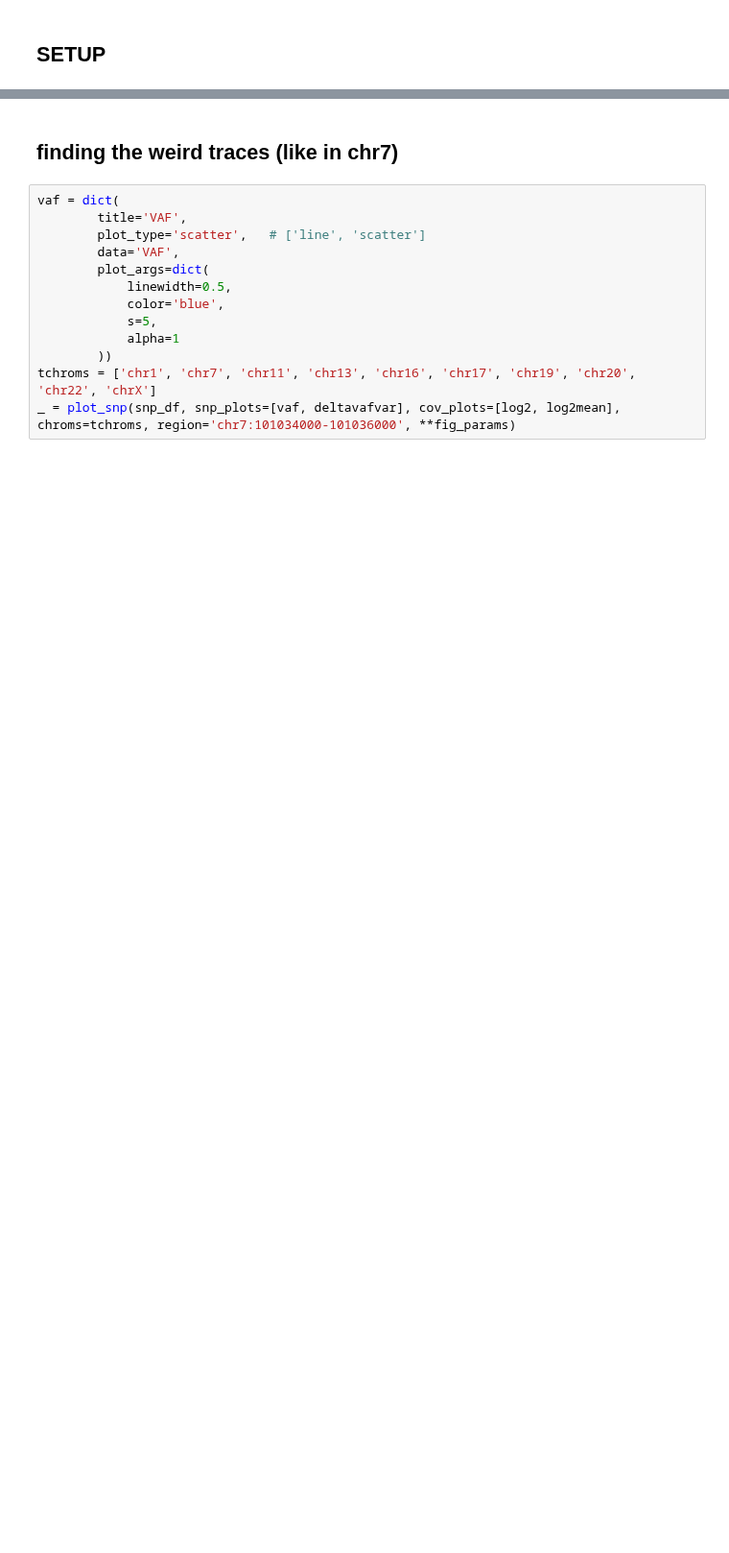
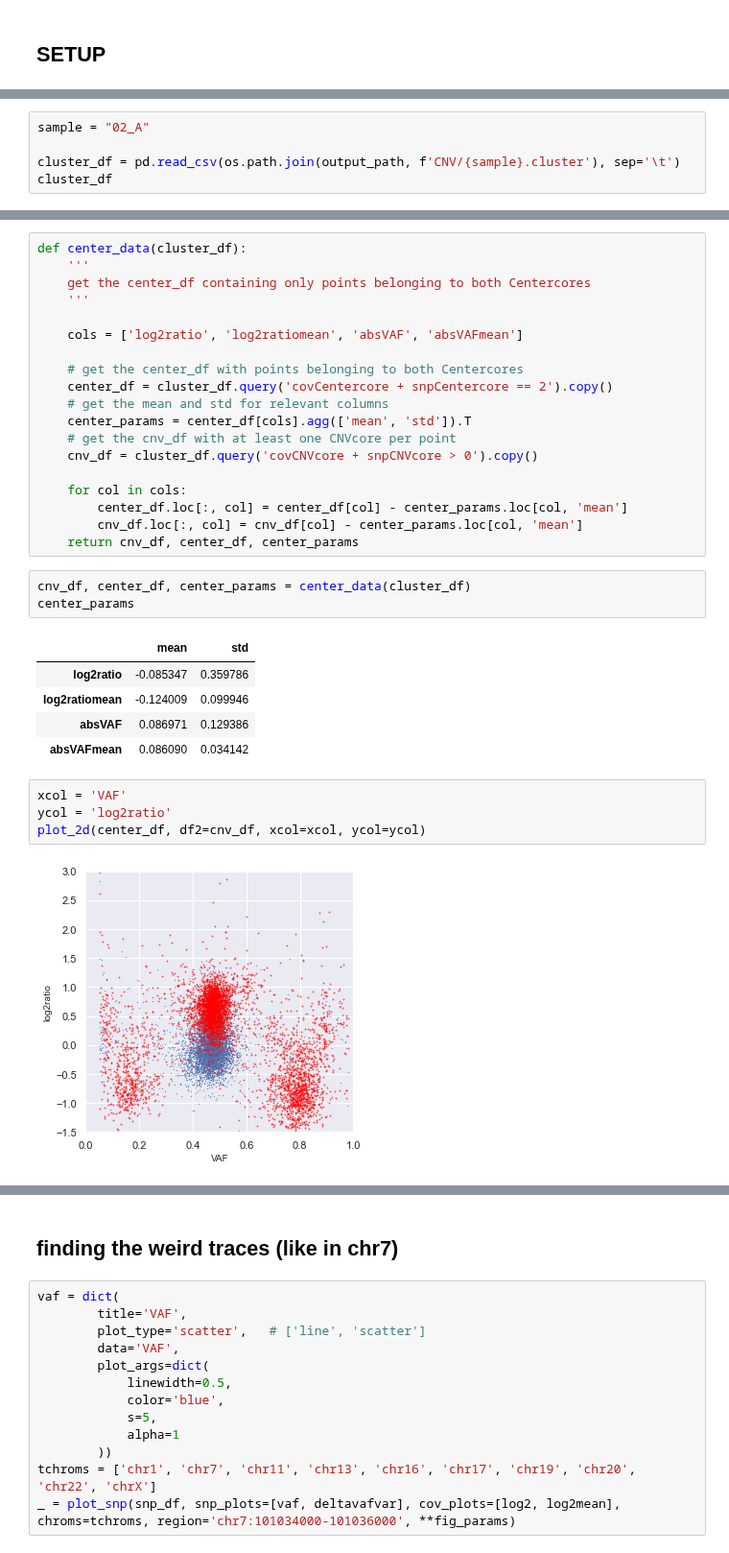
Before and after one commit to Mar111tiN/myCNV, a Jupyter notebook: nb/clusterCNV.ipynb, the cells around one changed output, grey strips where cells are left out. Shown at 96% size. Saved outputs shown, nothing was run; the diff lists cells and outputs as text; blank space fills up the shorter version.

Commit message:
started clustering

```diff
--- a/nb/clusterCNV.ipynb
+++ b/nb/clusterCNV.ipynb
@@ -50,0 +41,5 @@ cnvPON_path
+# %%
+sample = "02_A"
+
+cluster_df = pd.read_csv(os.path.join(output_path, f'CNV/{sample}.cluster'), sep='\t')
+cluster_df
@@ -50,0 +66,34 @@ cnvPON_path
+# %%
+def center_data(cluster_df):
+    '''
+    get the center_df containing only points belonging to both Centercores
+    '''
+
+    cols = ['log2ratio', 'log2ratiomean', 'absVAF', 'absVAFmean']
+
+    # get the center_df with points belonging to both Centercores
+    center_df = cluster_df.query('covCentercore + snpCentercore == 2').copy()
+    # get the mean and std for relevant columns
+    center_params = center_df[cols].agg(['mean', 'std']).T
+    # get the cnv_df with at least one CNVcore per point
+    cnv_df = cluster_df.query('covCNVcore + snpCNVcore > 0').copy()
+
+    for col in cols:
+        center_df.loc[:, col] = center_df[col] - center_params.loc[col, 'mean']
+        cnv_df.loc[:, col] = cnv_df[col] - center_params.loc[col, 'mean']
+    return cnv_df, center_df, center_params
+# %%
+cnv_df, center_df, center_params = center_data(cluster_df)
+center_params
+# %% [output]
+|  | mean | std |
+| log2ratio | -0.085347 | 0.359786 |
+| log2ratiomean | -0.124009 | 0.099946 |
+| absVAF | 0.086971 | 0.129386 |
+| absVAFmean | 0.086090 | 0.034142 |
+# %%
+xcol = 'VAF'
+ycol = 'log2ratio'
+plot_2d(center_df, df2=cnv_df, xcol=xcol, ycol=ycol)
+# %% [output]
+[figure, added]
```
Also changed, not shown: parts of 13 cells of this notebook, 8 other files.
